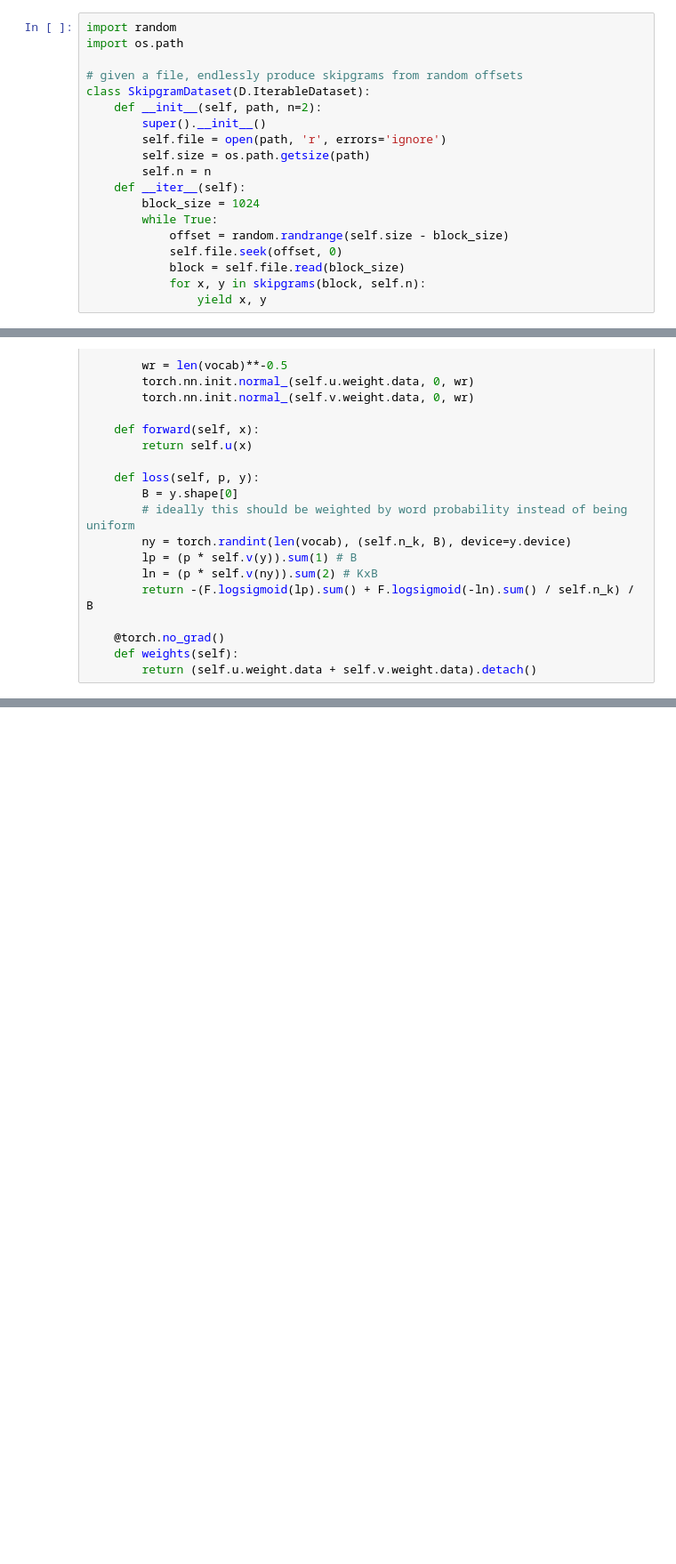
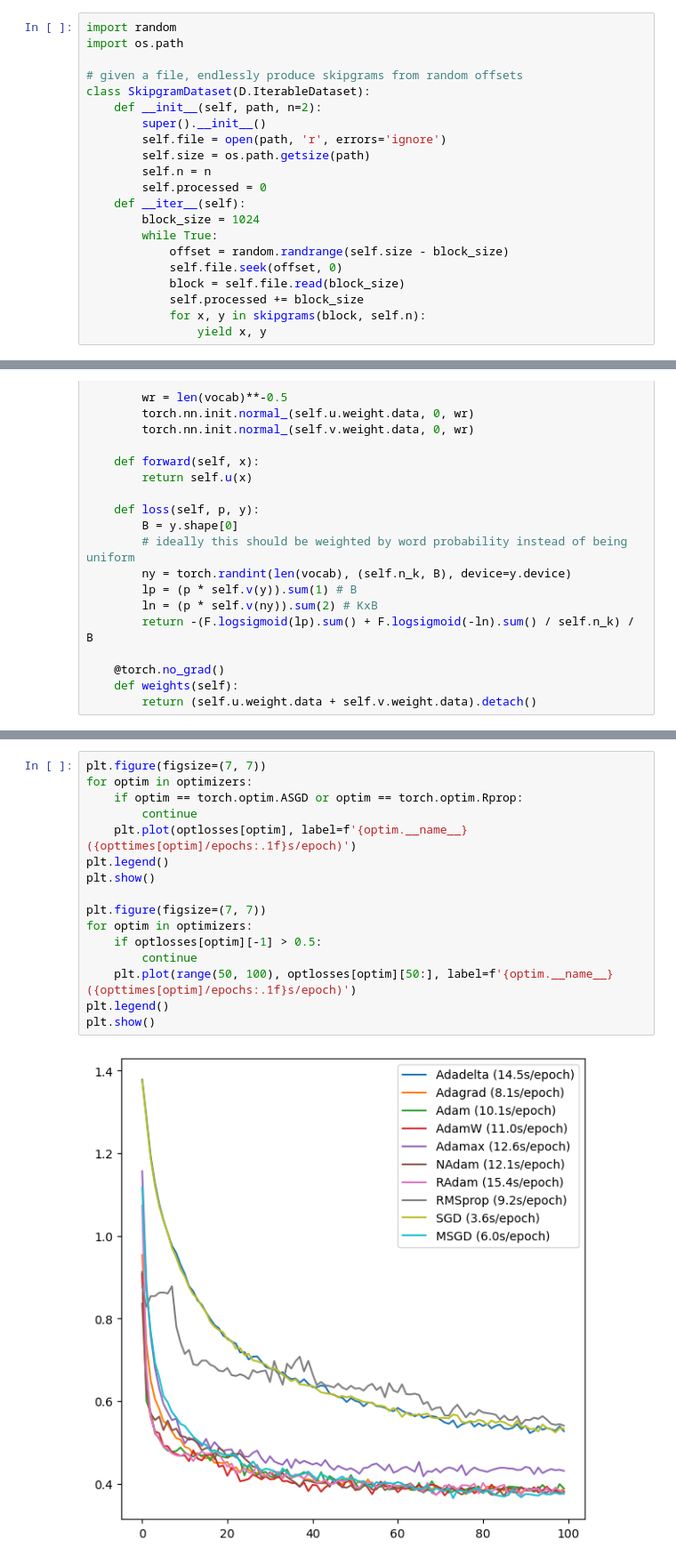
Before and after one commit to zeux/mlexp, a Jupyter notebook: words/word2vec.ipynb, the cells around one changed output, grey strips where cells are left out. Shown at 89% size. Drawn from its saved outputs; the diff is of its cells as text; blank space fills up the shorter version.

Commit message:
words: Add comparisons between different optimizers

```diff
--- a/words/word2vec.ipynb
+++ b/words/word2vec.ipynb
@@ -52,12 +52,14 @@ class SkipgramDataset(D.IterableDataset):
         self.file = open(path, 'r', errors='ignore')
         self.size = os.path.getsize(path)
         self.n = n
+        self.processed = 0
     def __iter__(self):
         block_size = 1024
         while True:
             offset = random.randrange(self.size - block_size)
             self.file.seek(offset, 0)
             block = self.file.read(block_size)
+            self.processed += block_size
             for x, y in skipgrams(block, self.n):
                 yield x, y
 # %%
@@ -118,0 +143,18 @@ netw = net.weights()
+# %%
+plt.figure(figsize=(7, 7))
+for optim in optimizers:
+    if optim == torch.optim.ASGD or optim == torch.optim.Rprop:
+        continue
+    plt.plot(optlosses[optim], label=f'{optim.__name__} ({opttimes[optim]/epochs:.1f}s/epoch)')
+plt.legend()
+plt.show()
+
+plt.figure(figsize=(7, 7))
+for optim in optimizers:
+    if optlosses[optim][-1] > 0.5:
+        continue
+    plt.plot(range(50, 100), optlosses[optim][50:], label=f'{optim.__name__} ({opttimes[optim]/epochs:.1f}s/epoch)')
+plt.legend()
+plt.show()
+# %% [output]
+[figure, added]
```
Also changed, not shown: parts of 7 cells of this notebook, 1 other file.
